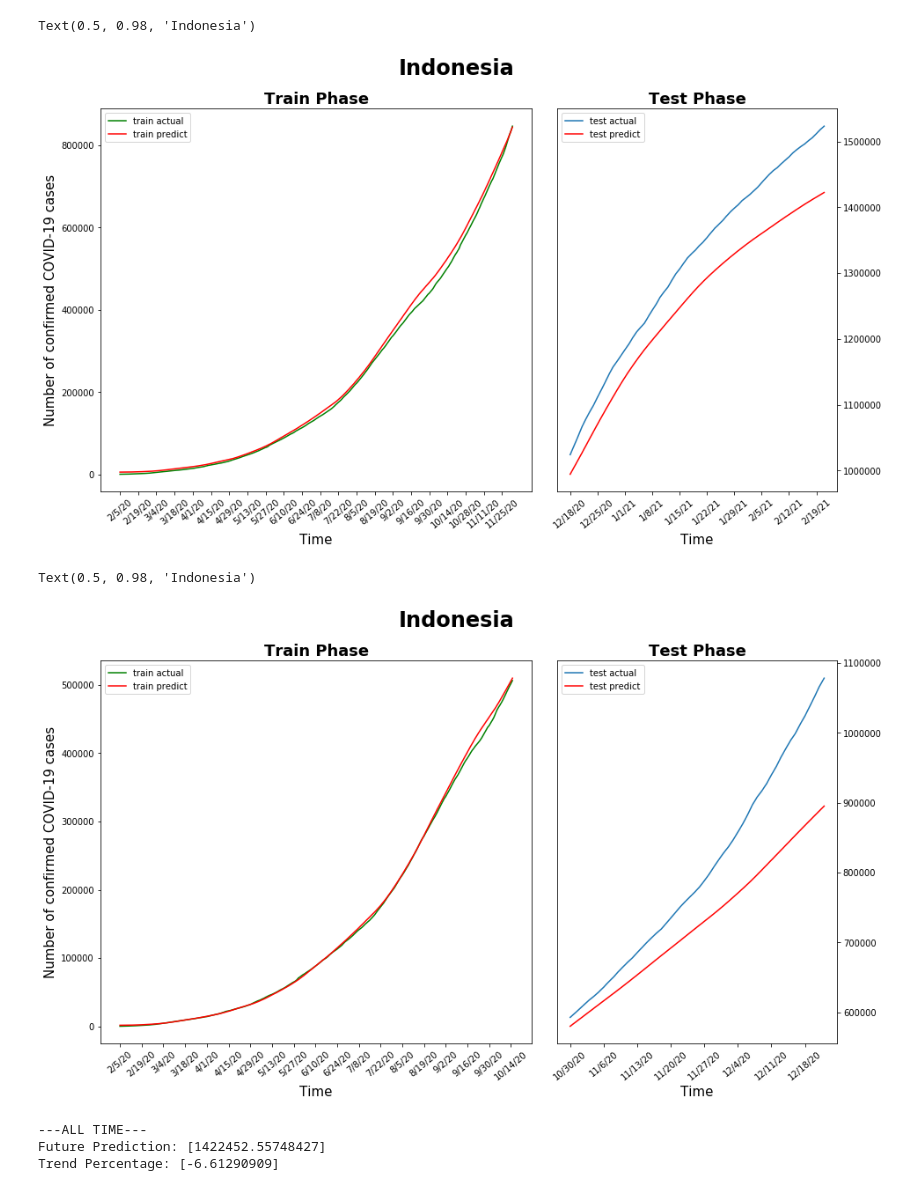
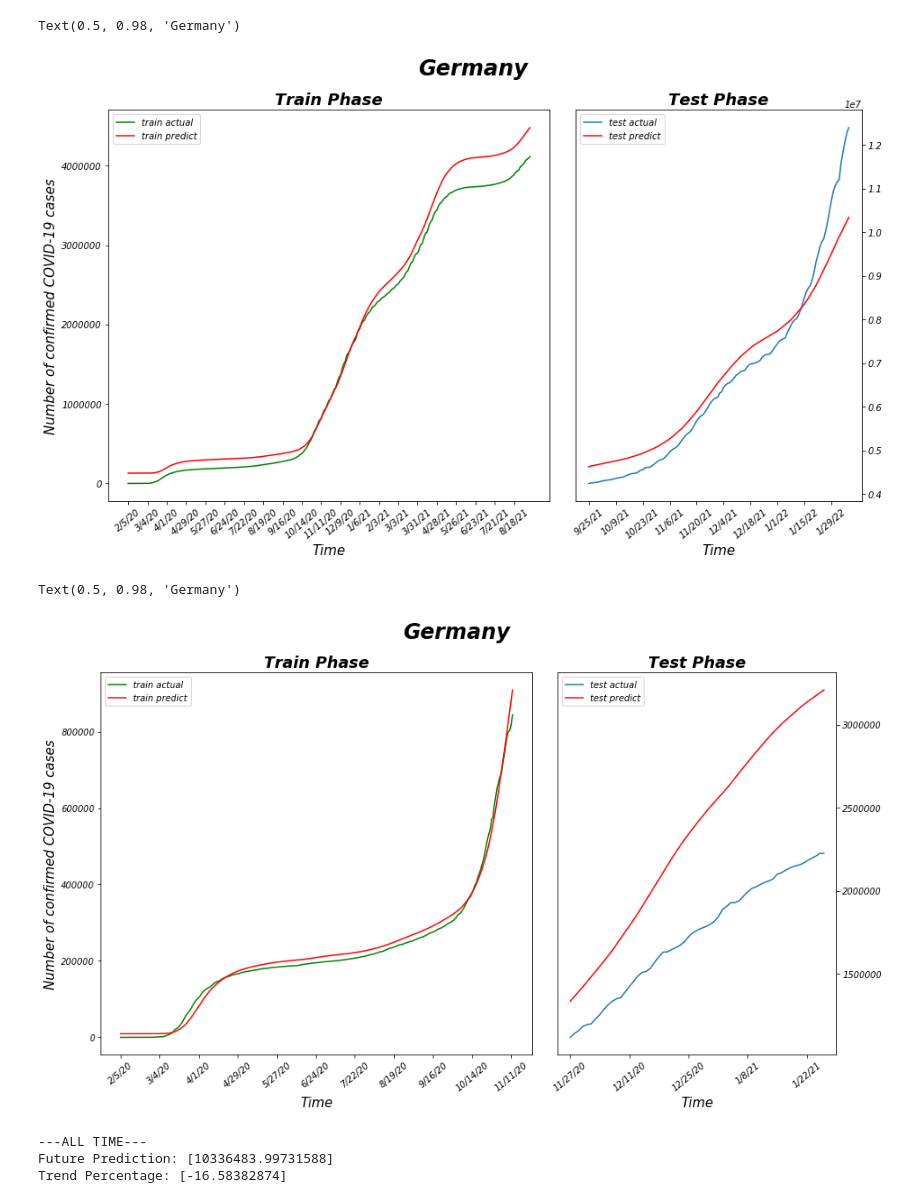
Before and after one commit to senghansun/COVID-19-with-LSTM, a Jupyter notebook: COVID-19 LSTM/COV19 Prediction-Vaccination Effect.ipynb, the cells around one changed output. Saved outputs shown, nothing was run; the diff lists cells and outputs as text; code cells hidden in the pictures.

```diff
--- a/COVID-19 LSTM/COV19 Prediction-Vaccination Effect.ipynb
+++ b/COVID-19 LSTM/COV19 Prediction-Vaccination Effect.ipynb
@@ -23,7 +23,7 @@ x = x[3:]
 # %%
 # <<INPUT>> considered countries' name - Top Ten countries with highest number of vaccination program ratio
-countries = ['United Kingdom', 'US', 'Turkey', 'Germany', 'France',
-             'Brazil', 'China', 'Russia', 'India', 'Indonesia']
+countries = ['China', 'India', 'US', 'Brazil', 'Indonesia',
+             'Japan', 'Pakistan', 'Vietnam', 'Mexico', 'Germany']
 
 # plot the ten considered countries
 fig = plt.figure(figsize=(20,10))
@@ -38,12 +38,12 @@ for i in range(len(countries)):
         y = res.iloc[-1,3:]
     ax.plot(x, y, label=countries[i])
 
-ind = [i for i in range(0, len(x), 7)]
+ind = [i for i in range(0, len(x), 14)]
 date = [x[i] for i in ind]
 plt.xticks(ind, date, rotation=60)
 
 # title, label, and legend
-ax.set_title("Countries with highest COVID-19 Vaccination Program - all time", fontsize=18, fontweight='bold')
+ax.set_title("Countries with highest COVID-19 Vaccination Doses - all time", fontsize=18, fontweight='bold')
 ax.set_xlabel('Time', fontsize=15)
 ax.set_ylabel('Number of confirmed COVID-19 cases', fontsize=15)
 ax.legend()
@@ -83,7 +83,7 @@ ax.legend()
 # %%
 ### RUN FROM HERE for each LSTM model built
 # <<INPUT>> country name and endDate (before the mass vaccination program started)
-country = 'Indonesia'
+country = 'Germany'
 endDate = '2/1/21'
 
 ed = x.index(endDate)
@@ -116,11 +116,13 @@ testSize = 0.2
 
 # All Time
 trainA = procDataA[0:-math.floor(testSize*len(procDataA)+1)]
-testA = procDataA[-math.ceil(testSize*len(procDataA)):]
+#testA = procDataA[-math.ceil(testSize*len(procDataA)):]
+testA = procDataA[len(trainA):]
 print(len(trainA), len(testA))
 
 # Before Vaccination Program
 trainB = procDataB[0:-math.floor(testSize*len(procDataB)+1)]
-testB = procDataB[-math.ceil(testSize*len(procDataB)):]
+#testB = procDataB[-math.ceil(testSize*len(procDataB)):]
+testB = procDataB[len(trainB):]
 print(len(trainB), len(testB))
 # %% [output]
@@ -171,11 +173,11 @@ modelA = Sequential()
 
 # Adding the first LSTM layer and some Dropout regularisation
 modelA.add(LSTM(100, return_sequences = True, input_shape=(x_trainA.shape[1], 1)))
-modelA.add(Dropout(0.2))
+modelA.add(Dropout(0.1))
 
 # Adding the second LSTM layer and another Dropout regularisation
 modelA.add(LSTM(100))
-modelA.add(Dropout(0.2))
+modelA.add(Dropout(0.1))
 
 # Adding the output layer
 # For Full connection layer we use dense
@@ -337,37 +339,37 @@ ax1 = plt.subplot2grid((1, 5), (0, 0), colspan=3)
 ax2 = plt.subplot2grid((1, 5), (0, 3), colspan=2)
 
 # First subplot for TRAIN SET
 ax1.plot(x1, y_trainA, 'g', label="train actual")
 ax1.plot(x1, trainA_predict[:,0], 'r', label="train predict")
 # title and axis titles
 ax1.set_title("Train Phase", fontsize=18, fontweight='bold')
 ax1.set_xlabel('Time', fontsize=15)
 ax1.set_ylabel('Number of confirmed COVID-19 cases', fontsize=15)
 # xticks and legends
-ind = [i for i in range(0, len(x1), 14)]
+ind = [i for i in range(0, len(x1), 28)]
 date = [x1[i] for i in ind]
 ax1.set_xticks(ind)
 ax1.set_xticklabels(date, rotation=40)
 ax1.legend()
 
 # Second subplot for TEST SET
 ax2.plot(x2, y_testA[:len(y_testA)], label="test actual")
 ax2.plot(x2, testA_predict[:,0][:len(y_testA)], 'r', label="test predict")
 # title and axis titles
 ax2.set_title("Test Phase", fontsize=18, fontweight='bold')
 ax2.set_xlabel('Time', fontsize=15)
 ax2.yaxis.tick_right()
 # xticks and legends
-ind = [i for i in range(0, len(x2), 7)]
+ind = [i for i in range(0, len(x2), 14)]
 date = [x2[i] for i in ind]
 ax2.set_xticks(ind)
 ax2.set_xticklabels(date, rotation=40)
 ax2.legend()
 
 fig.suptitle(country, fontsize=24, fontweight='bold')
 # %% [output]
-Text(0.5, 0.98, 'Indonesia')
+Text(0.5, 0.98, 'Germany')
-[figure, old version]
+[figure, new version]
 # %%
 # SECOND for for the data before VACCINATION PROGRAM
 # divide the x axis values for Train and Test phases
@@ -388,7 +390,7 @@ ax1.set_title("Train Phase", fontsize=18, fontweight='bold')
 ax1.set_xlabel('Time', fontsize=15)
 ax1.set_ylabel('Number of confirmed COVID-19 cases', fontsize=15)
 # xticks and legends
-ind = [i for i in range(0, len(x1), 14)]
+ind = [i for i in range(0, len(x1), 28)]
 date = [x1[i] for i in ind]
 ax1.set_xticks(ind)
 ax1.set_xticklabels(date, rotation=40)
@@ -402,7 +404,7 @@ ax2.set_title("Test Phase", fontsize=18, fontweight='bold')
 ax2.set_xlabel('Time', fontsize=15)
 ax2.yaxis.tick_right()
 # xticks and legends
-ind = [i for i in range(0, len(x2), 7)]
+ind = [i for i in range(0, len(x2), 14)]
 date = [x2[i] for i in ind]
 ax2.set_xticks(ind)
 ax2.set_xticklabels(date, rotation=40)
@@ -410,8 +412,8 @@ ax2.legend()
 
 fig.suptitle(country, fontsize=24, fontweight='bold')
 # %% [output]
-Text(0.5, 0.98, 'Indonesia')
+Text(0.5, 0.98, 'Germany')
-[figure, old version]
+[figure, new version]
 # %%
 # FOR ALL TIME
 print('---ALL TIME---')
@@ -420,8 +422,8 @@ tPctA = (testA_predict[-1] - procDataA[-1]) / procDataA[-1]
 print("Trend Percentage: " + str(tPctA * 100))
 # %% [output]
 ---ALL TIME---
-Future Prediction: [1422452.55748427]
-Trend Percentage: [-6.61290909]
+Future Prediction: [10336483.99731588]
+Trend Percentage: [-16.58382874]
 # %%
 # to test future prediction on the same date of All Time data, we use the built model from Before Vaccination data
 # with the test set from All Time data
```
Also changed, not shown: parts of 11 cells of this notebook.
